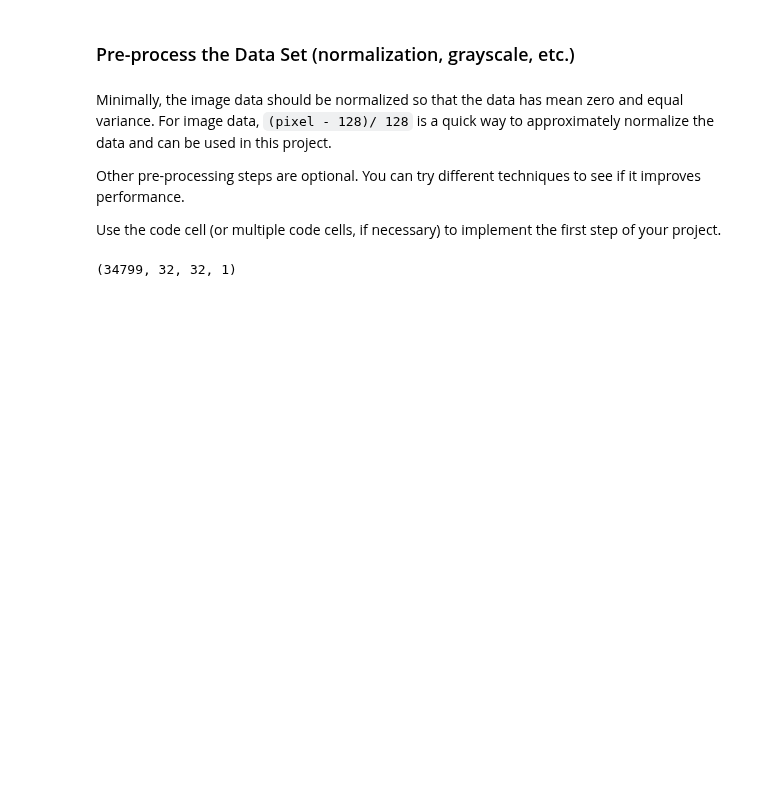
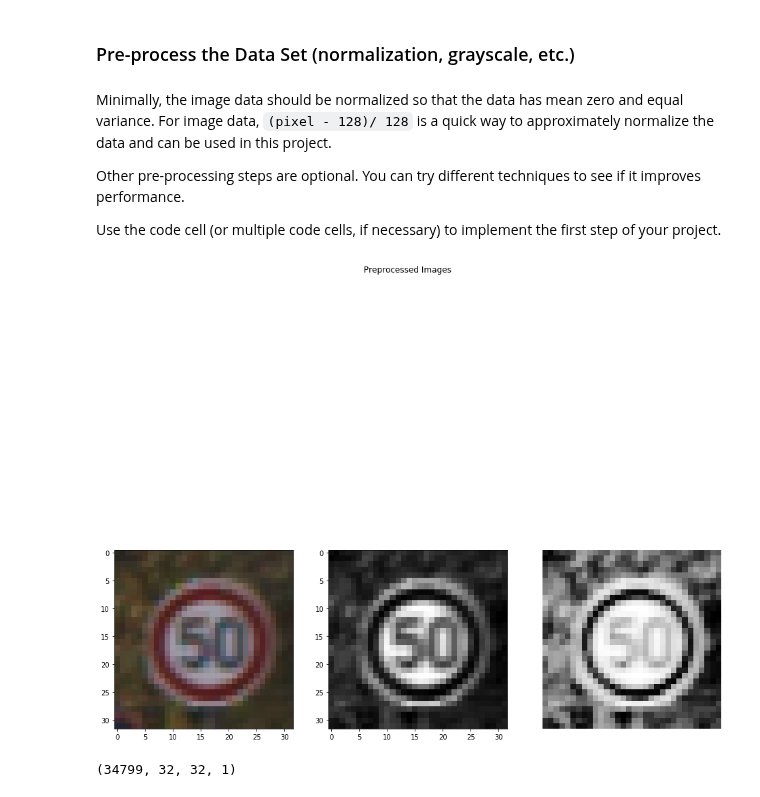
Before and after one commit to mccorby/Course-SDC, a Jupyter notebook: Term1/CarND-Traffic-Sign-Classifier-Project/Traffic_Sign_Classifier.ipynb, the cells around one changed output. Saved outputs shown, nothing was run; the diff lists cells and outputs as text; code cells hidden in the pictures; blank space fills up the shorter version.

```diff
--- a/Term1/CarND-Traffic-Sign-Classifier-Project/Traffic_Sign_Classifier.ipynb
+++ b/Term1/CarND-Traffic-Sign-Classifier-Project/Traffic_Sign_Classifier.ipynb
@@ -319,6 +318,15 @@ Minimally, the image data should be normalized so that the data has mean zero an
 Other pre-processing steps are optional. You can try different techniques to see if it improves performance.
 
 Use the code cell (or multiple code cells, if necessary) to implement the first step of your project.
+# %%
+# Visualize how the preprocessing affects an image
+img_index = random.randint(0, len(X_train) - 1)
+random_img = X_train[img_index]
+gray_random_img = grayscale(random_img)
+hist_random_img = histogram(gray_random_img)
+show_preprocessed_images(random_img, gray_random_img, hist_random_img)
+# %% [output]
+[figure, added]
 # %%
 from sklearn.utils import shuffle
 
```
Also changed, not shown: parts of 10 cells of this notebook.
